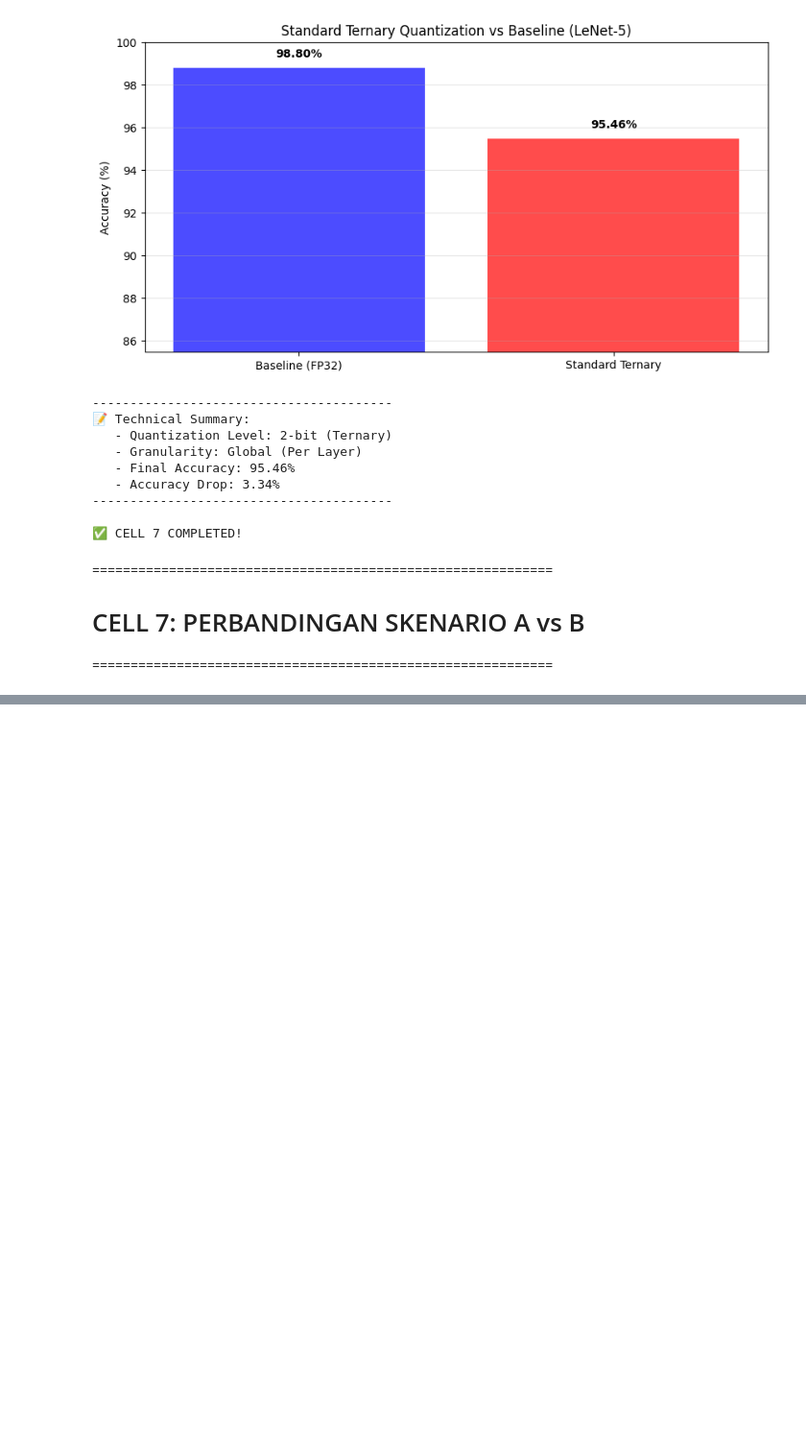
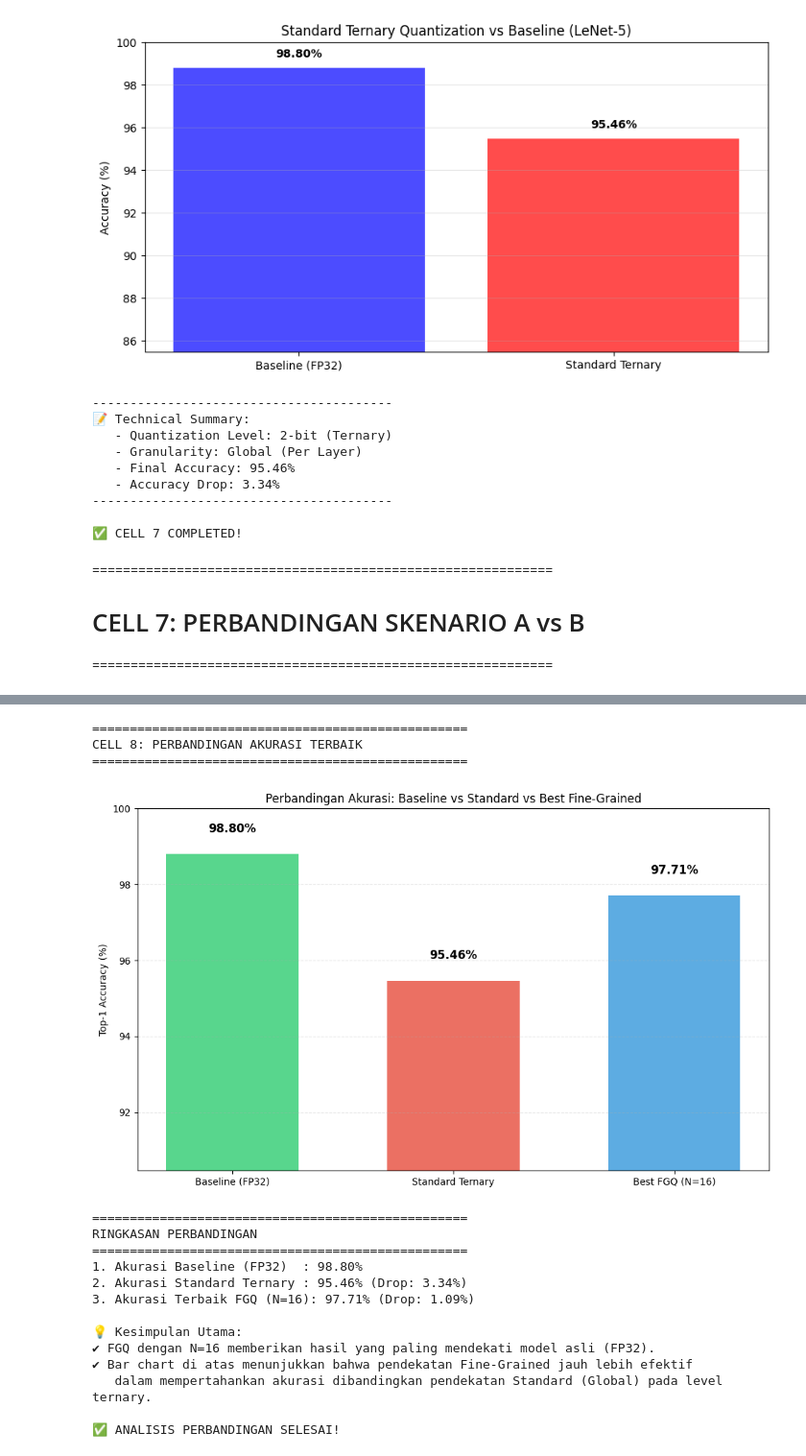
Before and after one commit to Wildan-bin/quantization-mnist, a Jupyter notebook: tes-2-LeNet5/Quantization_Model_with_MNIST_Dataset_LeNet_1.ipynb, the cells around one changed output, grey strips where cells are left out. Shown at 96% size. Drawn from its saved outputs; the diff is of its cells as text; code cells hidden in the pictures; blank space fills up the shorter version.

```diff
--- a/tes-2-LeNet5/Quantization_Model_with_MNIST_Dataset_LeNet_1.ipynb
+++ b/tes-2-LeNet5/Quantization_Model_with_MNIST_Dataset_LeNet_1.ipynb
@@ -906,0 +830,67 @@ INSIGHT ANALISIS
+# %%
+print("\n" + "="*50)
+print("CELL 8: PERBANDINGAN AKURASI TERBAIK")
+print("="*50)
+
+# Ambil akurasi terbaik dari FGQ
+best_fgq_acc = max(results['accuracy'])
+best_n = results['N'][results['accuracy'].index(best_fgq_acc)]
+
+# Data untuk bar chart
+labels = ['Baseline (FP32)', 'Standard Ternary', f'Best FGQ (N={best_n})']
+values = [baseline_acc, acc_st, best_fgq_acc]
+colors = ['#2ecc71', '#e74c3c', '#3498db']
+
+plt.figure(figsize=(10, 6))
+
+# Membuat bar chart
+bars = plt.bar(labels, values, color=colors, alpha=0.8, width=0.6)
+
+# Dekorasi Plot
+plt.ylabel('Top-1 Accuracy (%)')
+plt.title('Perbandingan Akurasi: Baseline vs Standard vs Best Fine-Grained')
+plt.ylim(max(0, min(values) - 5), 100)
+plt.grid(True, axis='y', alpha=0.3, linestyle='--')
+
+# Tambahkan label nilai di atas bar
+for bar in bars:
+    height = bar.get_height()
+    plt.text(bar.get_x() + bar.get_width()/2., height + 0.5,
+             f'{height:.2f}%', ha='center', va='bottom', fontweight='bold', fontsize=12)
+
+plt.tight_layout()
+plt.show()
+
+# --- Insight & Kesimpulan ---
+print("\n" + "="*50)
+print("RINGKASAN PERBANDINGAN")
+print("="*50)
+
+print(f"1. Akurasi Baseline (FP32)  : {baseline_acc:.2f}%")
+print(f"2. Akurasi Standard Ternary : {acc_st:.2f}% (Drop: {baseline_acc - acc_st:.2f}%)")
+print(f"3. Akurasi Terbaik FGQ (N={best_n}): {best_fgq_acc:.2f}% (Drop: {baseline_acc - best_fgq_acc:.2f}%)")
+
+print("\n💡 Kesimpulan Utama:")
+print(f"✔ FGQ dengan N={best_n} memberikan hasil yang paling mendekati model asli (FP32).")
+print("✔ Bar chart di atas menunjukkan bahwa pendekatan Fine-Grained jauh lebih efektif")
+print("   dalam mempertahankan akurasi dibandingkan pendekatan Standard (Global) pada level ternary.")
+
+print("\n✅ ANALISIS PERBANDINGAN SELESAI!")
+# %% [output]
+==================================================
+CELL 8: PERBANDINGAN AKURASI TERBAIK
+==================================================
+[figure, added]
+==================================================
+RINGKASAN PERBANDINGAN
+==================================================
+1. Akurasi Baseline (FP32)  : 98.80%
+2. Akurasi Standard Ternary : 95.46% (Drop: 3.34%)
+3. Akurasi Terbaik FGQ (N=16): 97.71% (Drop: 1.09%)
+
+💡 Kesimpulan Utama:
+✔ FGQ dengan N=16 memberikan hasil yang paling mendekati model asli (FP32).
+✔ Bar chart di atas menunjukkan bahwa pendekatan Fine-Grained jauh lebih efektif
+   dalam mempertahankan akurasi dibandingkan pendekatan Standard (Global) pada level ternary.
+
+✅ ANALISIS PERBANDINGAN SELESAI!
```
Also changed, not shown: parts of 3 cells of this notebook.
